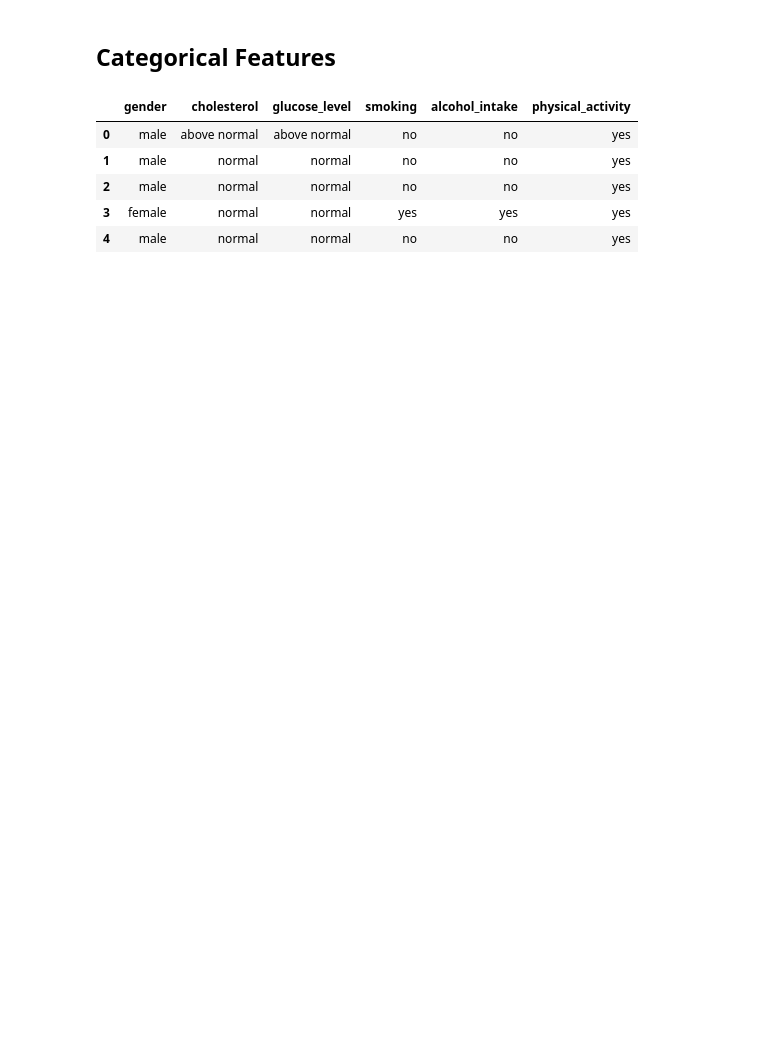
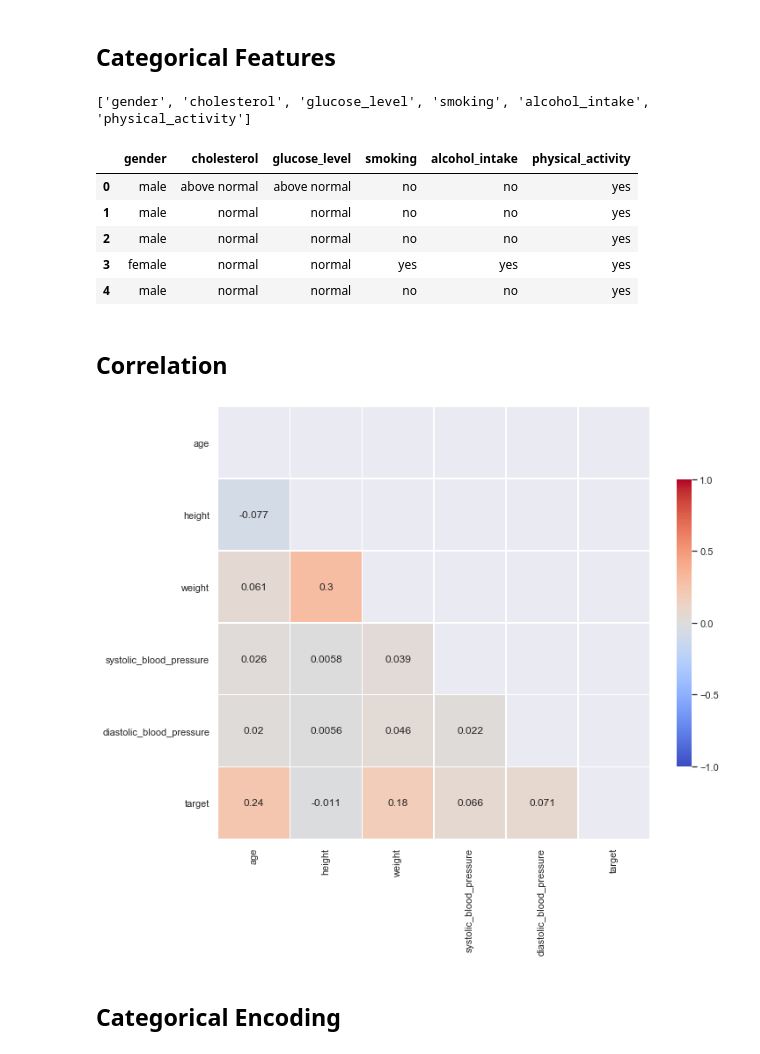
Before and after one commit to rekib0023/Machine-Learning-Deployment, a Jupyter notebook: Exploratory Data Analysis.ipynb, the cells around one changed output. Saved outputs shown, nothing was run; the diff lists cells and outputs as text; code cells hidden in the pictures; blank space fills up the shorter version.

```diff
--- a/Exploratory Data Analysis.ipynb
+++ b/Exploratory Data Analysis.ipynb
@@ -490,0 +519,8 @@ for var in num_features:
+# %%
+systolic_var = np.var(df['systolic_blood_pressure'])
+df['systolic_blood_pressure'] = df['systolic_blood_pressure'].apply(lambda x: (systolic_var + x)**2)
+
+diastolic_var = np.var(df['diastolic_blood_pressure'])
+df['diastolic_blood_pressure'] = df['diastolic_blood_pressure'].apply(lambda x: (systolic_var + x)**2)
+# %%
+df[num_features] = np.log1p(df[num_features])
@@ -492,11 +538,40 @@ for var in num_features:
 ## Categorical Features
 # %%
 cat_features = [var for var in df.columns if var not in num_features+['target']]
+print(cat_features)
 df[cat_features].head()
 # %% [output]
+['gender', 'cholesterol', 'glucose_level', 'smoking', 'alcohol_intake', 'physical_activity']
 |  | gender | cholesterol | glucose_level | smoking | alcohol_intake | physical_activity |
 | 0 | male | above normal | above normal | no | no | yes |
 | 1 | male | normal | normal | no | no | yes |
 | 2 | male | normal | normal | no | no | yes |
 | 3 | female | normal | normal | yes | yes | yes |
 | 4 | male | normal | normal | no | no | yes |
+# %% [markdown]
+## Correlation
+# %%
+corr_matrix = df.corr()
+
+mask = np.zeros_like(corr_matrix, dtype=np.bool)
+mask[np.triu_indices_from(mask)]= True
+
+f, ax = plt.subplots(figsize=(11, 15))
+heatmap = sns.heatmap(corr_matrix,
+                      mask = mask,
+                      square = True,
+                      linewidths = .5,
+                      cmap = 'coolwarm',
+                      cbar_kws = {'shrink': .4,
+                                'ticks' : [-1, -.5, 0, 0.5, 1]},
+                      vmin = -1,
+                      vmax = 1,
+                      annot = True,
+                      annot_kws = {'size': 12})#add the column names as labels
+ax.set_yticklabels(corr_matrix.columns, rotation = 0)
+ax.set_xticklabels(corr_matrix.columns)
+sns.set_style({'xtick.bottom': True}, {'ytick.left': True})
+# %% [output]
+[figure, added]
+# %% [markdown]
+## Categorical Encoding
```
Also changed, not shown: parts of 91 cells of this notebook, 1 other file.
